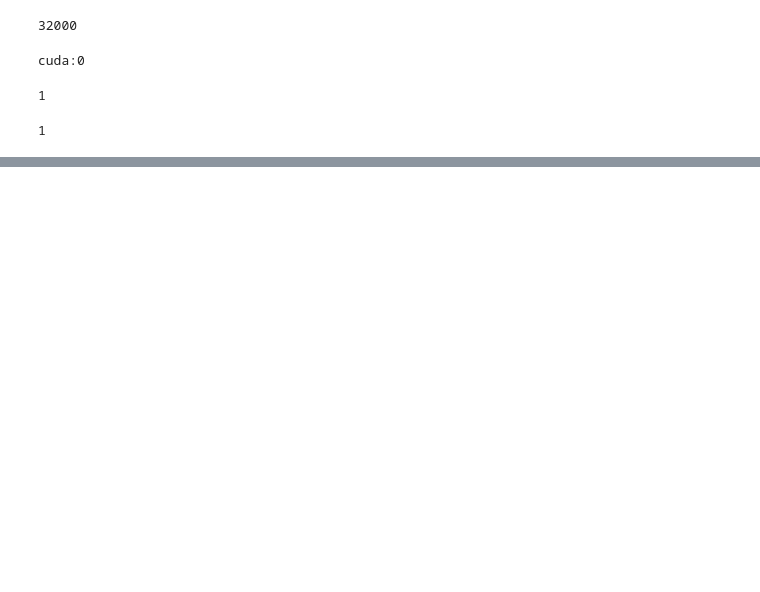
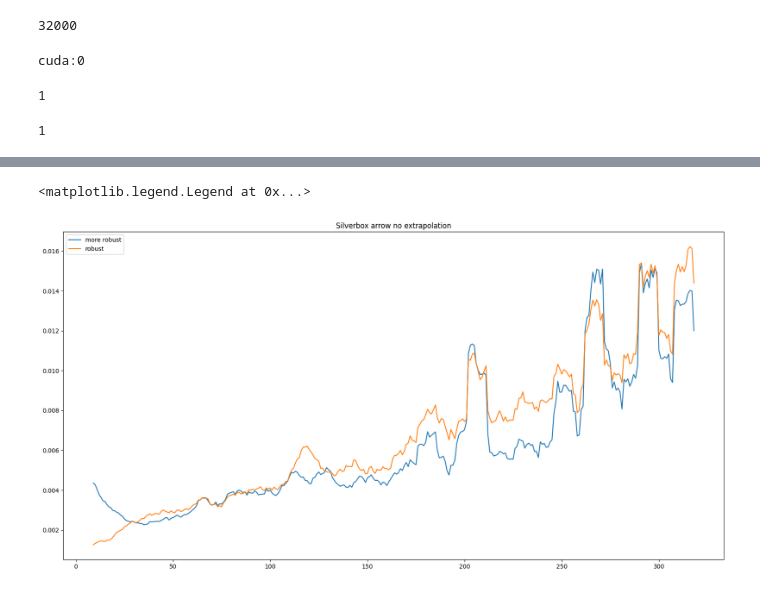
Before and after one commit to mattrufolo/sysid-robust-transformer, a Jupyter notebook: test_sim_wh_active_bench.ipynb, the cells around one changed output, grey strips where cells are left out. Cells and saved outputs as stored; diff of their text form; code cells hidden in the pictures; blank space fills up the shorter version.

```diff
--- a/test_sim_wh_active_bench.ipynb
+++ b/test_sim_wh_active_bench.ipynb
@@ -2530,0 +379,11 @@ plt.show()
+# %%
+import pandas as pd
+plt.figure(figsize=(20,10))
+plt.plot(np.arange(b3),pd.Series(rmse3.mean(axis = 1).squeeze(-1)).rolling(10).mean(), label = 'more robust')
+plt.plot(np.arange(b3),pd.Series(rmse3_2.mean(axis = 1).squeeze(-1)).rolling(10).mean(), label = 'robust')
+# plt.plot(np.arange(404),pd.Series(rmse3.mean(axis = 1).squeeze(-1)).rolling(10).mean(), label = 'classic')
+plt.title("Silverbox arrow no extrapolation")
+plt.legend()
+# %% [output]
+<matplotlib.legend.Legend at 0x...>
+[figure, added]
```
Also changed, not shown: parts of 230 cells of this notebook, 3 other files.
